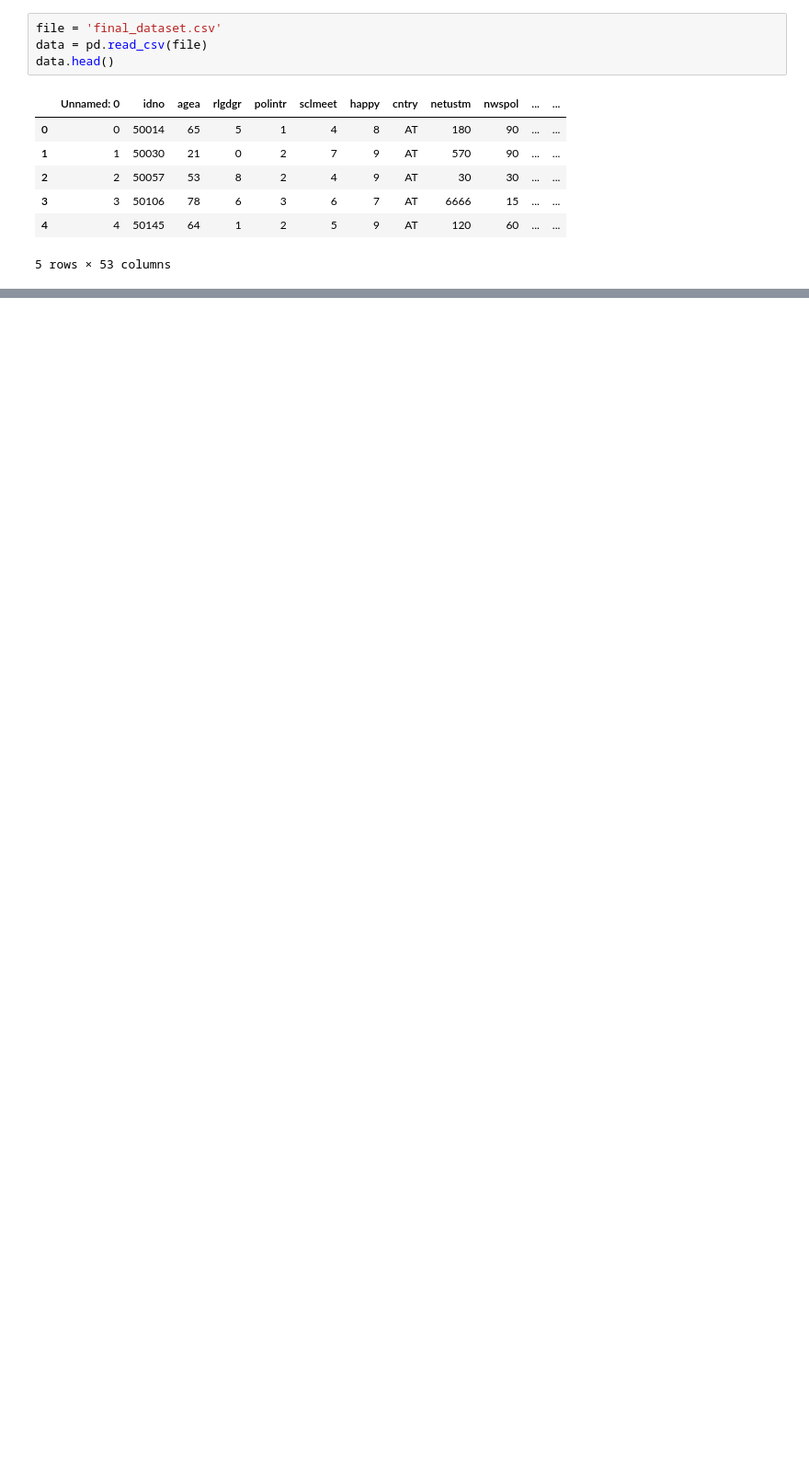
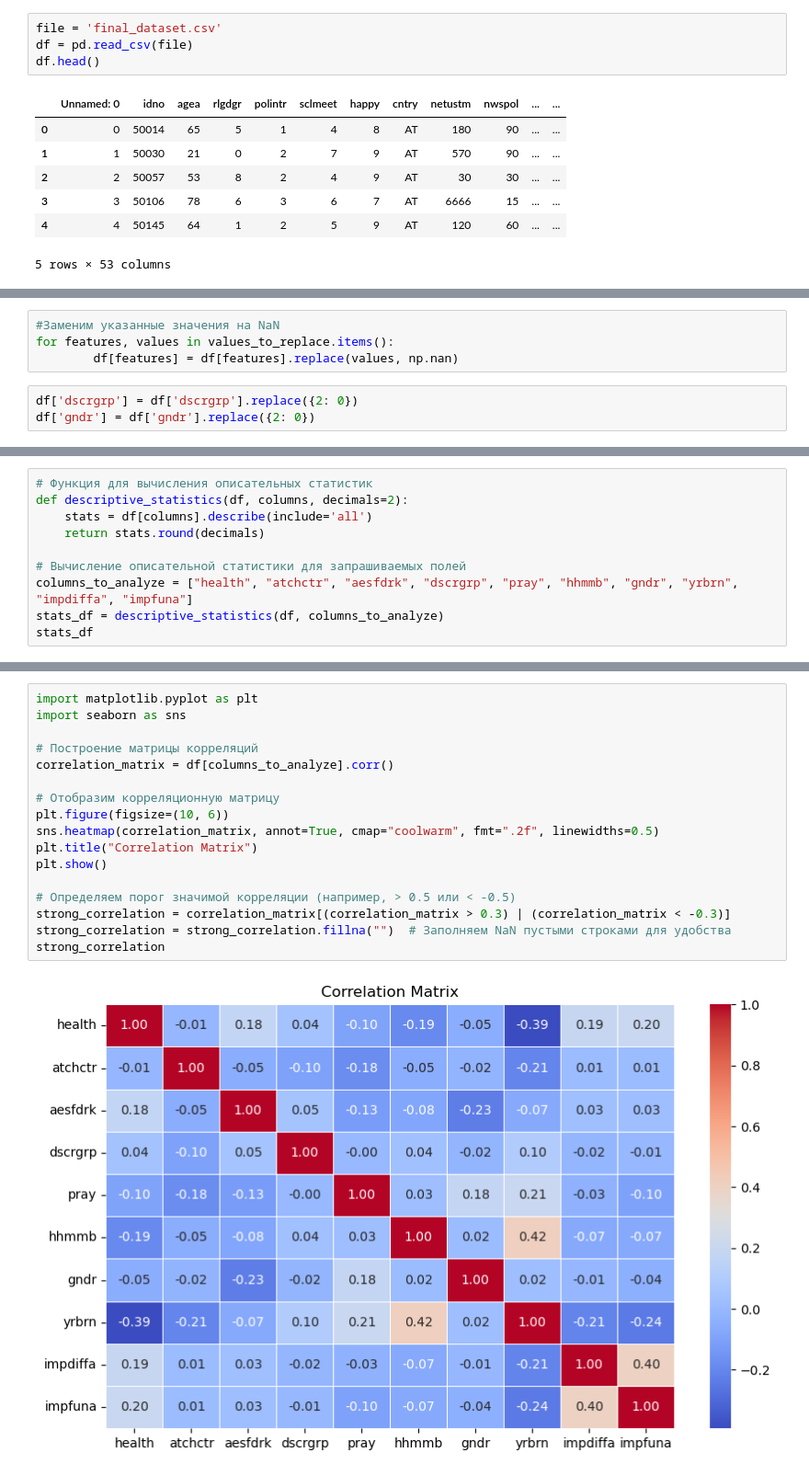
Before and after one commit to AnnaNebuko/ABD-PRJ-25-2team-HAPPINESS, a Jupyter notebook: project.ipynb, the cells around one changed output, grey strips where cells are left out. Shown at 92% size. Drawn from its saved outputs; the diff is of its cells as text; blank space fills up the shorter version.

Commit message:
обавила корреляции

```diff
--- a/project.ipynb
+++ b/project.ipynb
@@ -11,8 +17,8 @@ import pandas as pd
 import numpy as np
 # %%
 file = 'final_dataset.csv'
-data = pd.read_csv(file)
-data.head()
+df = pd.read_csv(file)
+df.head()
 # %% [output]
 |  | Unnamed: 0 | idno | agea | rlgdgr | polintr | sclmeet | happy | cntry | netustm | nwspol | ... | ... |
 | 0 | 0 | 50014 | 65 | 5 | 1 | 4 | 8 | AT | 180 | 90 | ... | ... |
@@ -126,0 +59,7 @@ print("[impfuna]Количество null'ов:", data['impfuna'].isnull().sum()
+# %%
+#Заменим указанные значения на NaN
+for features, values in values_to_replace.items():
+        df[features] = df[features].replace(values, np.nan)
+# %%
+df['dscrgrp'] = df['dscrgrp'].replace({2: 0})
+df['gndr'] = df['gndr'].replace({2: 0})
@@ -126,0 +84,10 @@ print("[impfuna]Количество null'ов:", data['impfuna'].isnull().sum()
+# %%
+# Функция для вычисления описательных статистик
+def descriptive_statistics(df, columns, decimals=2):
+    stats = df[columns].describe(include='all')
+    return stats.round(decimals)
+
+# Вычисление описательной статистики для запрашиваемых полей
+columns_to_analyze = ["health", "atchctr", "aesfdrk", "dscrgrp", "pray", "hhmmb", "gndr", "yrbrn", "impdiffa", "impfuna"]
+stats_df = descriptive_statistics(df, columns_to_analyze)
+stats_df
@@ -126,0 +147,19 @@ print("[impfuna]Количество null'ов:", data['impfuna'].isnull().sum()
+# %%
+import matplotlib.pyplot as plt
+import seaborn as sns
+
+# Построение матрицы корреляций
+correlation_matrix = df[columns_to_analyze].corr()
+
+# Отобразим корреляционную матрицу
+plt.figure(figsize=(10, 6))
+sns.heatmap(correlation_matrix, annot=True, cmap="coolwarm", fmt=".2f", linewidths=0.5)
+plt.title("Correlation Matrix")
+plt.show()
+
+# Определяем порог значимой корреляции (например, > 0.5 или < -0.5)
+strong_correlation = correlation_matrix[(correlation_matrix > 0.3) | (correlation_matrix < -0.3)]
+strong_correlation = strong_correlation.fillna("")  # Заполняем NaN пустыми строками для удобства
+strong_correlation
+# %% [output]
+[figure, added]
```
Also changed, not shown: parts of 20 cells of this notebook.
